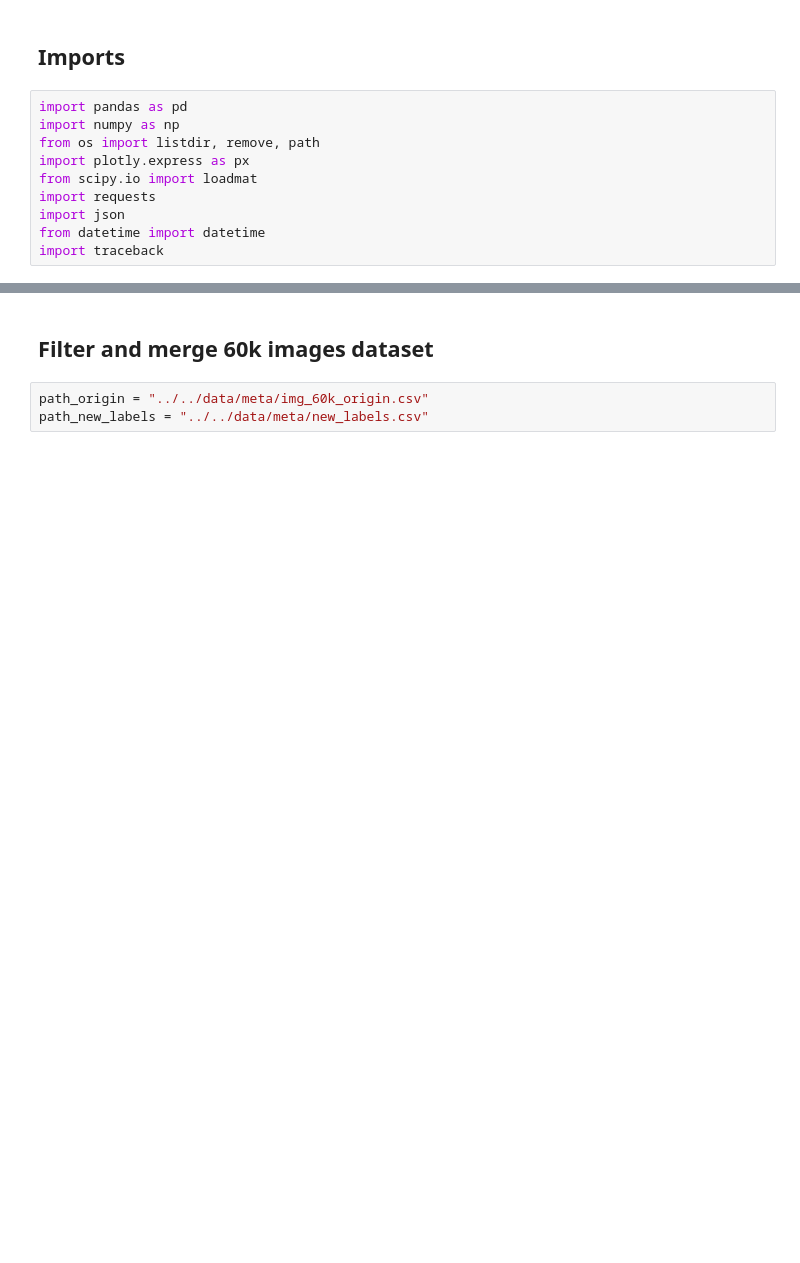
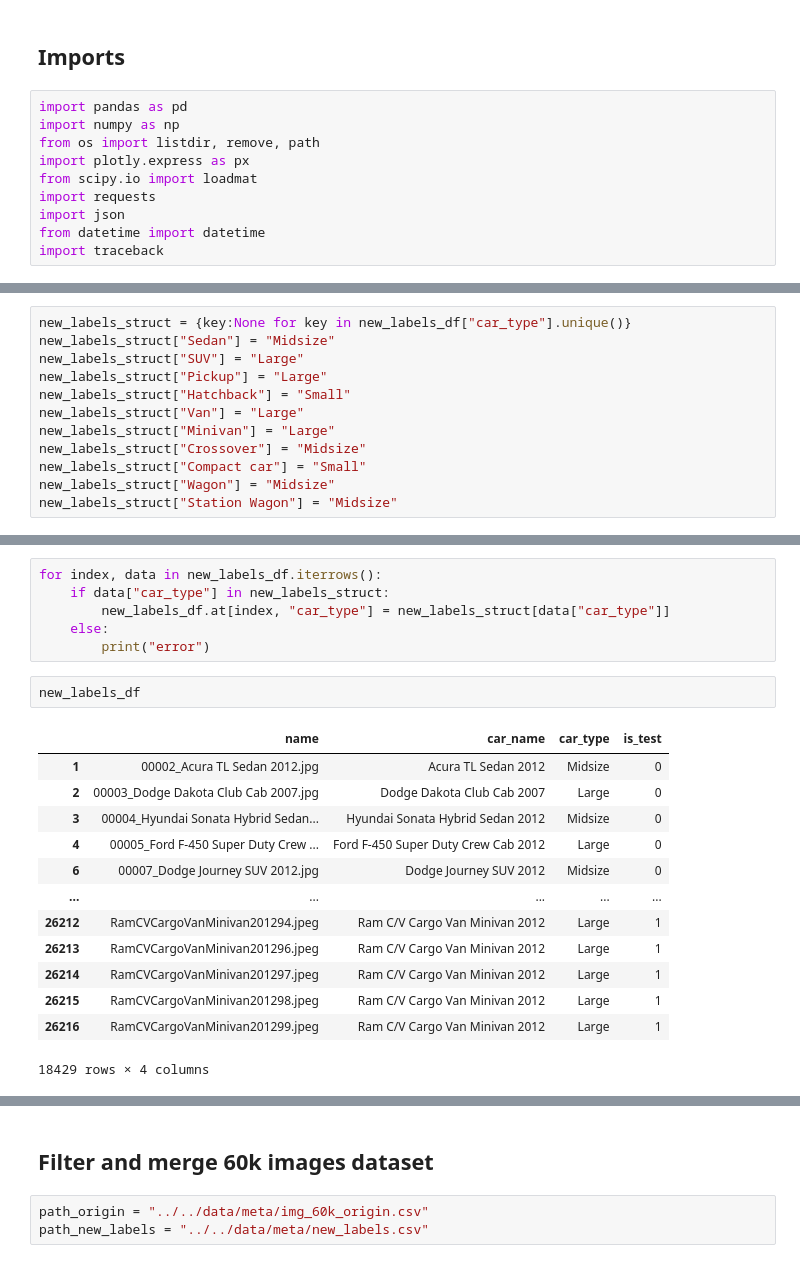
Before and after one commit to MrChriwo/car-body-prediction, a Jupyter notebook: services/data_labeling/Data_labeling.ipynb, the cells around one changed output, grey strips where cells are left out. Saved outputs shown, nothing was run; the diff lists cells and outputs as text; blank space fills up the shorter version.

```diff
--- a/services/data_labeling/Data_labeling.ipynb
+++ b/services/data_labeling/Data_labeling.ipynb
@@ -15,0 +81,12 @@ import traceback
+# %%
+new_labels_struct = {key:None for key in new_labels_df["car_type"].unique()}
+new_labels_struct["Sedan"] = "Midsize"
+new_labels_struct["SUV"] = "Large"
+new_labels_struct["Pickup"] = "Large"
+new_labels_struct["Hatchback"] = "Small"
+new_labels_struct["Van"] = "Large"
+new_labels_struct["Minivan"] = "Large"
+new_labels_struct["Crossover"] = "Midsize"
+new_labels_struct["Compact car"] = "Small"
+new_labels_struct["Wagon"] = "Midsize"
+new_labels_struct["Station Wagon"] = "Midsize"
@@ -15,0 +106,22 @@ import traceback
+# %%
+for index, data in new_labels_df.iterrows():
+    if data["car_type"] in new_labels_struct:
+        new_labels_df.at[index, "car_type"] = new_labels_struct[data["car_type"]]
+    else:
+        print("error")
+# %%
+new_labels_df
+# %% [output]
+|  | name | car_name | car_type | is_test |
+| 1 | 00002_Acura TL Sedan 2012.jpg | Acura TL Sedan 2012 | Midsize | 0 |
+| 2 | 00003_Dodge Dakota Club Cab 2007.jpg | Dodge Dakota Club Cab 2007 | Large | 0 |
+| 3 | 00004_Hyundai Sonata Hybrid Sedan... | Hyundai Sonata Hybrid Sedan 2012 | Midsize | 0 |
+| 4 | 00005_Ford F-450 Super Duty Crew ... | Ford F-450 Super Duty Crew Cab 2012 | Large | 0 |
+| 6 | 00007_Dodge Journey SUV 2012.jpg | Dodge Journey SUV 2012 | Midsize | 0 |
+| ... | ... | ... | ... | ... |
+| 26212 | RamCVCargoVanMinivan201294.jpeg | Ram C/V Cargo Van Minivan 2012 | Large | 1 |
+| 26213 | RamCVCargoVanMinivan201296.jpeg | Ram C/V Cargo Van Minivan 2012 | Large | 1 |
+| 26214 | RamCVCargoVanMinivan201297.jpeg | Ram C/V Cargo Van Minivan 2012 | Large | 1 |
+| 26215 | RamCVCargoVanMinivan201298.jpeg | Ram C/V Cargo Van Minivan 2012 | Large | 1 |
+| 26216 | RamCVCargoVanMinivan201299.jpeg | Ram C/V Cargo Van Minivan 2012 | Large | 1 |
+18429 rows × 4 columns
```
Also changed, not shown: parts of 10 cells of this notebook, 1 other file.
